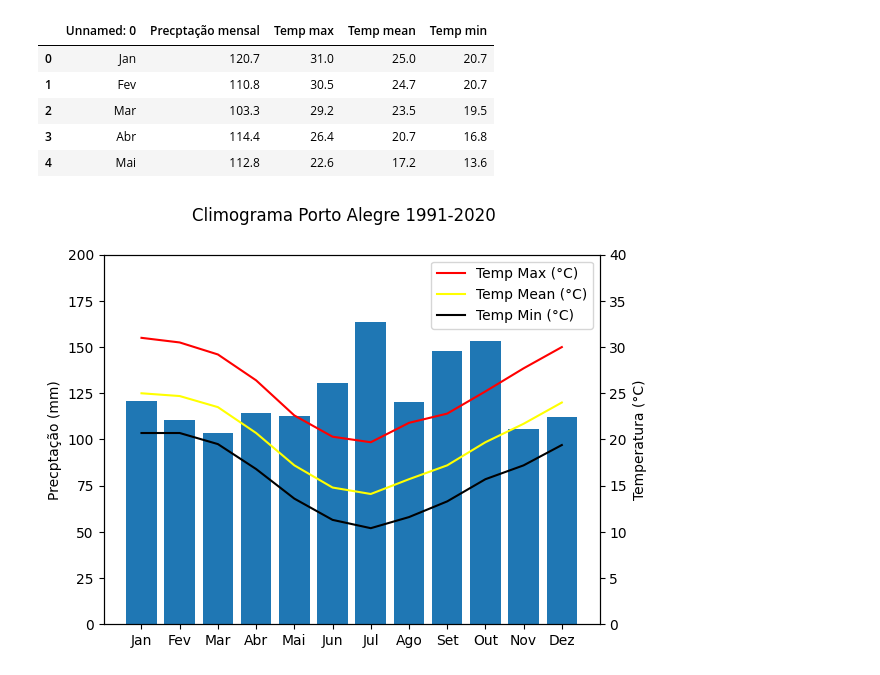
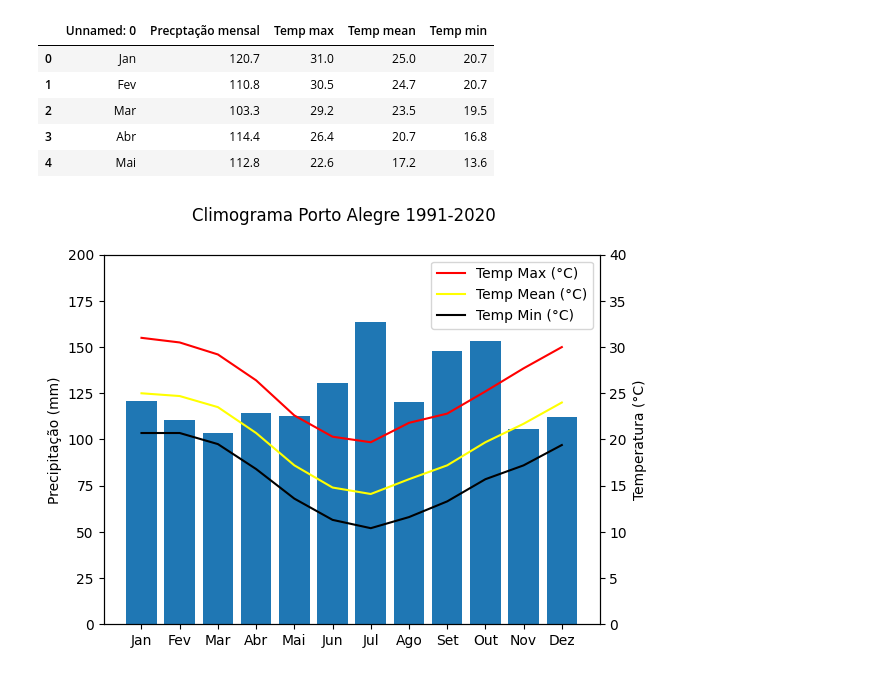
Before and after one commit to Victorrani/applied-programming-exercises, a Jupyter notebook: PA_sinotica.ipynb, the cells around one changed output. Saved outputs shown, nothing was run; the diff lists cells and outputs as text; code cells hidden in the pictures.

```diff
--- a/PA_sinotica.ipynb
+++ b/PA_sinotica.ipynb
@@ -26,28 +26,28 @@ df.head()
 # %%
 fig, ax1 = plt.subplots()
 
 ##criação dos plots com o eixo x compartilhado e 2 eixos y
 
 ax2 = ax1.twinx()
 
 ##criando a escala para o eixo y dos gráficos ax1 e ax2
 ##ax1 precpitação, ax2 temperaturas
 ax1.set_ylim([0, 200])
 ax2.set_ylim([0, 40])
-ax1.set_ylabel('Precptação (mm)', color='black')
+ax1.set_ylabel('Precipitação (mm)', color='black')
 ax2.set_ylabel('Temperatura (°C)', color='black')
 
 ##plot dos gráficos, ax1 e barras, ax2 em linha
 
-img1 = ax1.bar(df['Unnamed: 0'] ,df['Precptação mensal'], label='Precptação (mm)')
+img1 = ax1.bar(df['Unnamed: 0'] ,df['Precipitação mensal'], label='Precipitação (mm)')
 img2 = ax2.plot(df['Unnamed: 0'] ,df['Temp max'], color='red', label='Temp Max (°C)')
 img3 = ax2.plot(df['Unnamed: 0'] ,df['Temp mean'], color='yellow', label='Temp Mean (°C)')
 img4 = ax2.plot(df['Unnamed: 0'] ,df['Temp min'], color='black', label='Temp Min (°C)')
 
 ## título do gráfico e legendas
 plt.suptitle("Climograma Porto Alegre 1991-2020")
 plt.legend()
-ax1.set_label('Precptação (mm)')
+ax1.set_label('Precipitação (mm)')
 plt.show()
 # %% [output]
-[figure, old version]
+[figure, new version]
```
